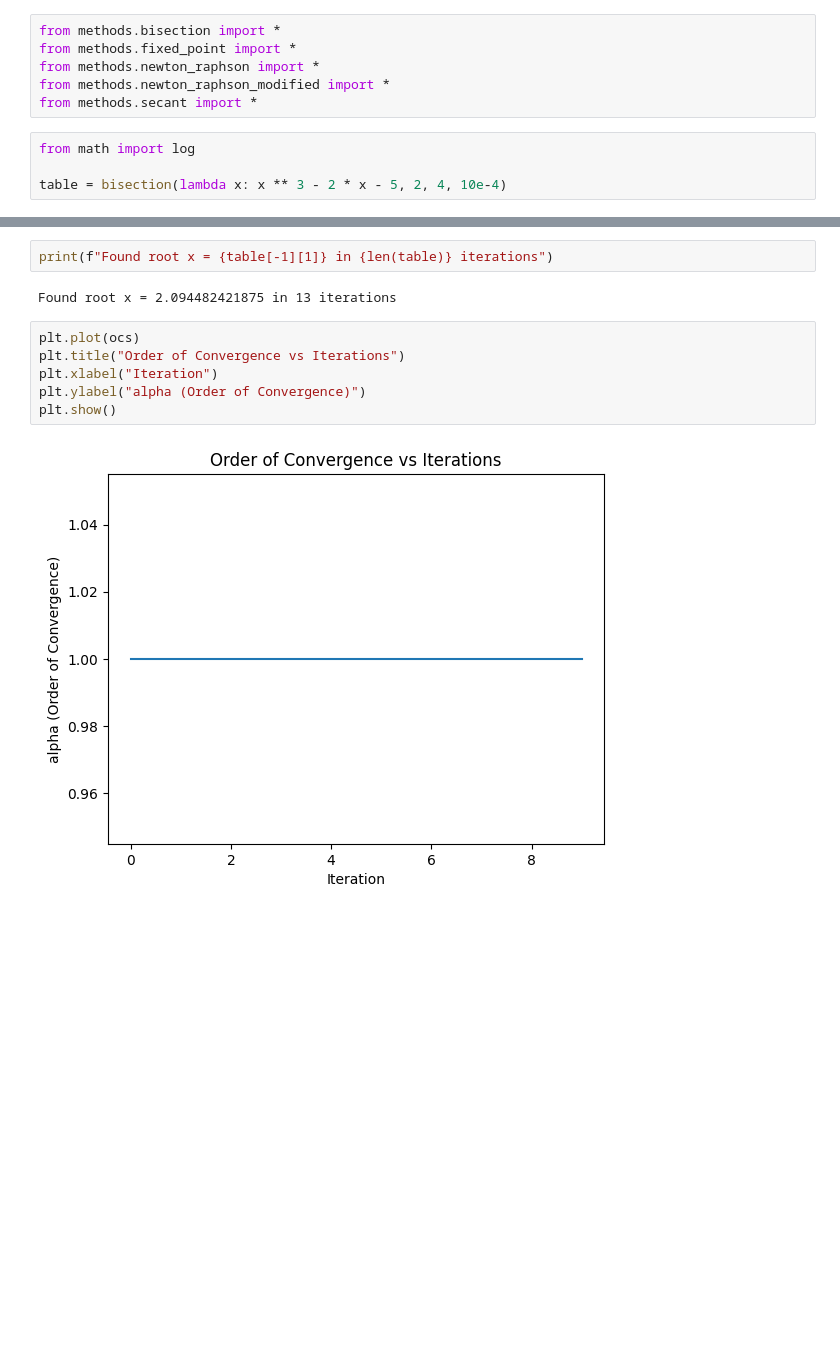
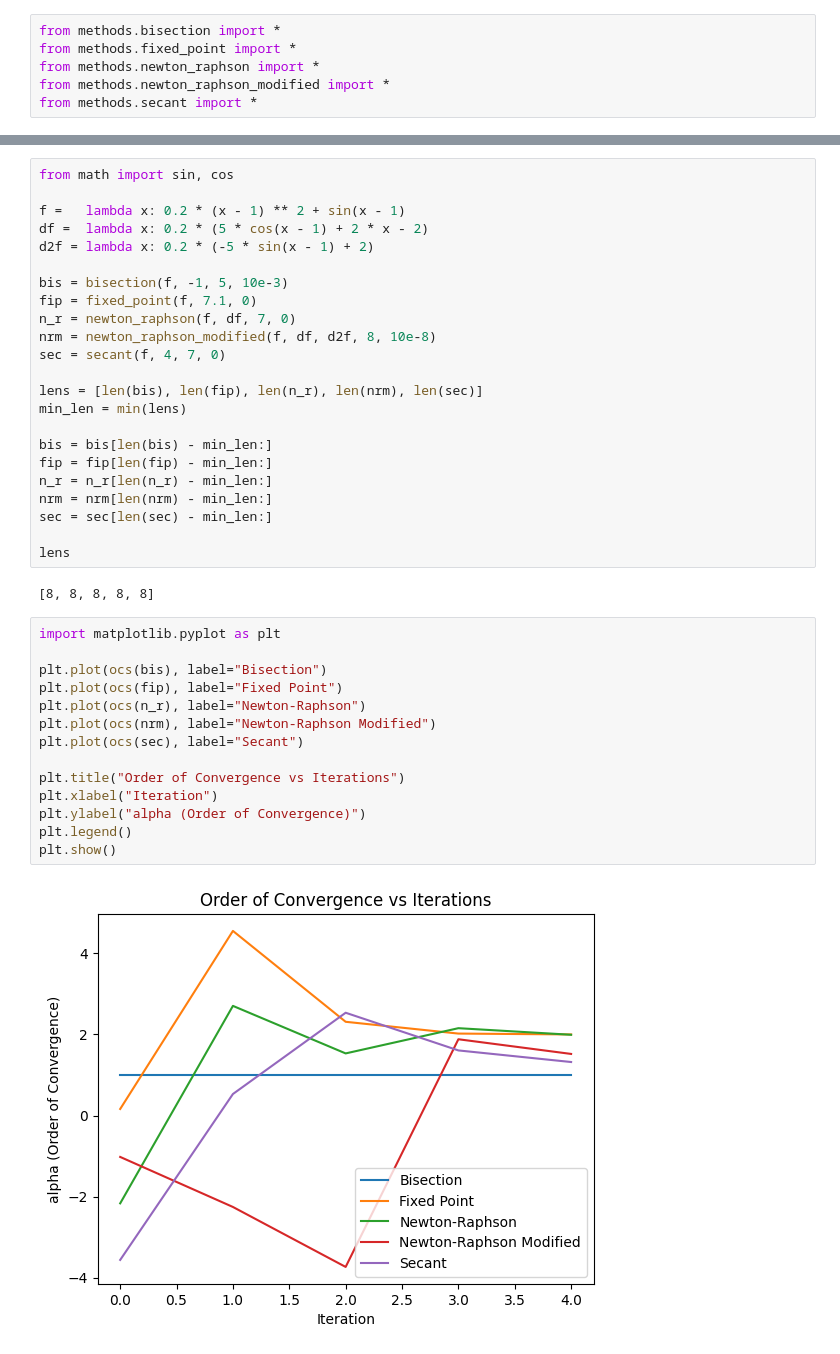
Before and after one commit to mbianchif/Modelacion-Numerica, a Jupyter notebook: tp1/playground.ipynb, the cells around one changed output, grey strips where cells are left out. Cells and saved outputs as stored; diff of their text form; blank space fills up the shorter version.

```diff
--- a/tp1/playground.ipynb
+++ b/tp1/playground.ipynb
@@ -6,8 +4,4 @@ from methods.fixed_point import *
 from methods.newton_raphson import *
 from methods.newton_raphson_modified import *
 from methods.secant import *
-# %%
-from math import log
-
-table = bisection(lambda x: x ** 3 - 2 * x - 5, 2, 4, 10e-4)
 # %%
@@ -33,12 +25,41 @@ ocs
-# %%
-print(f"Found root x = {table[-1][1]} in {len(table)} iterations")
-# %% [output]
-Found root x = 2.094482421875 in 13 iterations
+# %%
+from math import sin, cos
+
+f =   lambda x: 0.2 * (x - 1) ** 2 + sin(x - 1)
+df =  lambda x: 0.2 * (5 * cos(x - 1) + 2 * x - 2)
+d2f = lambda x: 0.2 * (-5 * sin(x - 1) + 2)
+
+bis = bisection(f, -1, 5, 10e-3)
+fip = fixed_point(f, 7.1, 0)
+n_r = newton_raphson(f, df, 7, 0)
+nrm = newton_raphson_modified(f, df, d2f, 8, 10e-8)
+sec = secant(f, 4, 7, 0)
+
+lens = [len(bis), len(fip), len(n_r), len(nrm), len(sec)]
+min_len = min(lens)
+
+bis = bis[len(bis) - min_len:]
+fip = fip[len(fip) - min_len:]
+n_r = n_r[len(n_r) - min_len:]
+nrm = nrm[len(nrm) - min_len:]
+sec = sec[len(sec) - min_len:]
+
+lens
+# %% [output]
+[8, 8, 8, 8, 8]
 # %%
-plt.plot(ocs)
+import matplotlib.pyplot as plt
+
+plt.plot(ocs(bis), label="Bisection")
+plt.plot(ocs(fip), label="Fixed Point")
+plt.plot(ocs(n_r), label="Newton-Raphson")
+plt.plot(ocs(nrm), label="Newton-Raphson Modified")
+plt.plot(ocs(sec), label="Secant")
+
 plt.title("Order of Convergence vs Iterations")
 plt.xlabel("Iteration")
 plt.ylabel("alpha (Order of Convergence)")
+plt.legend()
 plt.show()
 # %% [output]
-[figure, old version]
+[figure, new version]
```
Also changed, not shown: parts of 2 cells of this notebook.
